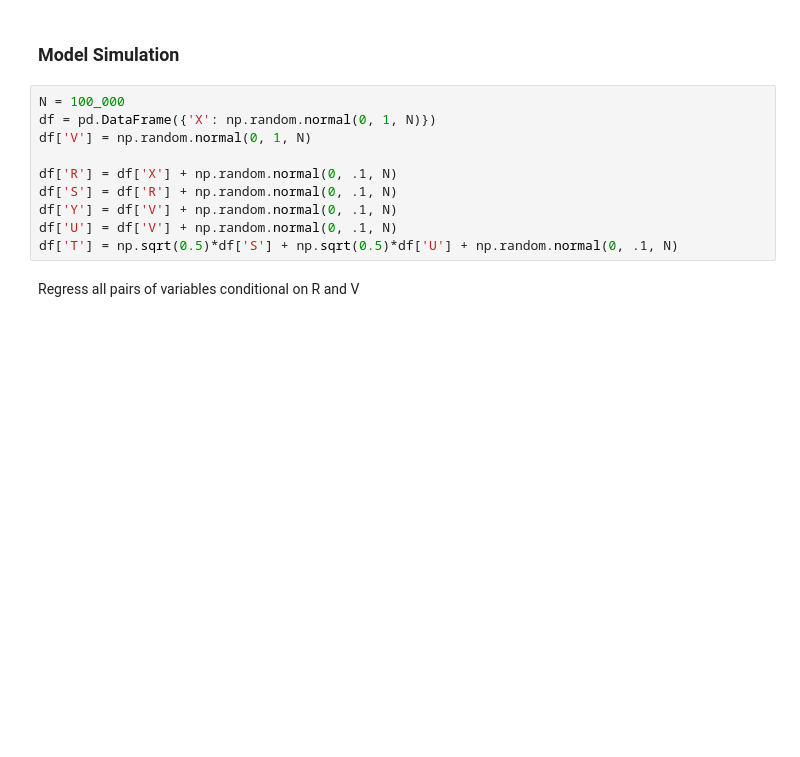
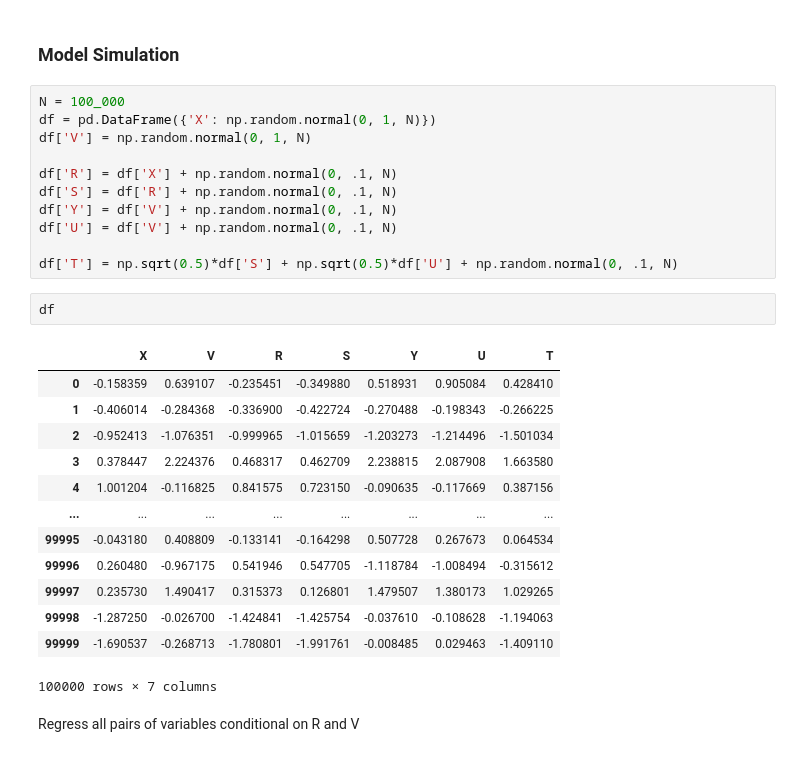
Before and after one commit to DataForScience/CausalInference, a Jupyter notebook: 2. Graphical Models.ipynb, the cells around one changed output. Drawn from its saved outputs; the diff is of its cells as text; blank space fills up the shorter version.

```diff
--- a/2. Graphical Models.ipynb
+++ b/2. Graphical Models.ipynb
@@ -833,7 +832,24 @@ df['R'] = df['X'] + np.random.normal(0, .1, N)
 df['S'] = df['R'] + np.random.normal(0, .1, N)
 df['Y'] = df['V'] + np.random.normal(0, .1, N)
 df['U'] = df['V'] + np.random.normal(0, .1, N)
+
 df['T'] = np.sqrt(0.5)*df['S'] + np.sqrt(0.5)*df['U'] + np.random.normal(0, .1, N)
+# %%
+df
+# %% [output]
+|  | X | V | R | S | Y | U | T |
+| 0 | -0.158359 | 0.639107 | -0.235451 | -0.349880 | 0.518931 | 0.905084 | 0.428410 |
+| 1 | -0.406014 | -0.284368 | -0.336900 | -0.422724 | -0.270488 | -0.198343 | -0.266225 |
+| 2 | -0.952413 | -1.076351 | -0.999965 | -1.015659 | -1.203273 | -1.214496 | -1.501034 |
+| 3 | 0.378447 | 2.224376 | 0.468317 | 0.462709 | 2.238815 | 2.087908 | 1.663580 |
+| 4 | 1.001204 | -0.116825 | 0.841575 | 0.723150 | -0.090635 | -0.117669 | 0.387156 |
+| ... | ... | ... | ... | ... | ... | ... | ... |
+| 99995 | -0.043180 | 0.408809 | -0.133141 | -0.164298 | 0.507728 | 0.267673 | 0.064534 |
+| 99996 | 0.260480 | -0.967175 | 0.541946 | 0.547705 | -1.118784 | -1.008494 | -0.315612 |
+| 99997 | 0.235730 | 1.490417 | 0.315373 | 0.126801 | 1.479507 | 1.380173 | 1.029265 |
+| 99998 | -1.287250 | -0.026700 | -1.424841 | -1.425754 | -0.037610 | -0.108628 | -1.194063 |
+| 99999 | -1.690537 | -0.268713 | -1.780801 | -1.991761 | -0.008485 | 0.029463 | -1.409110 |
+100000 rows × 7 columns
 # %% [markdown]
 Regress all pairs of variables conditional on R and V
 # %%
```
Also changed, not shown: parts of 32 cells of this notebook, 2 other files.
